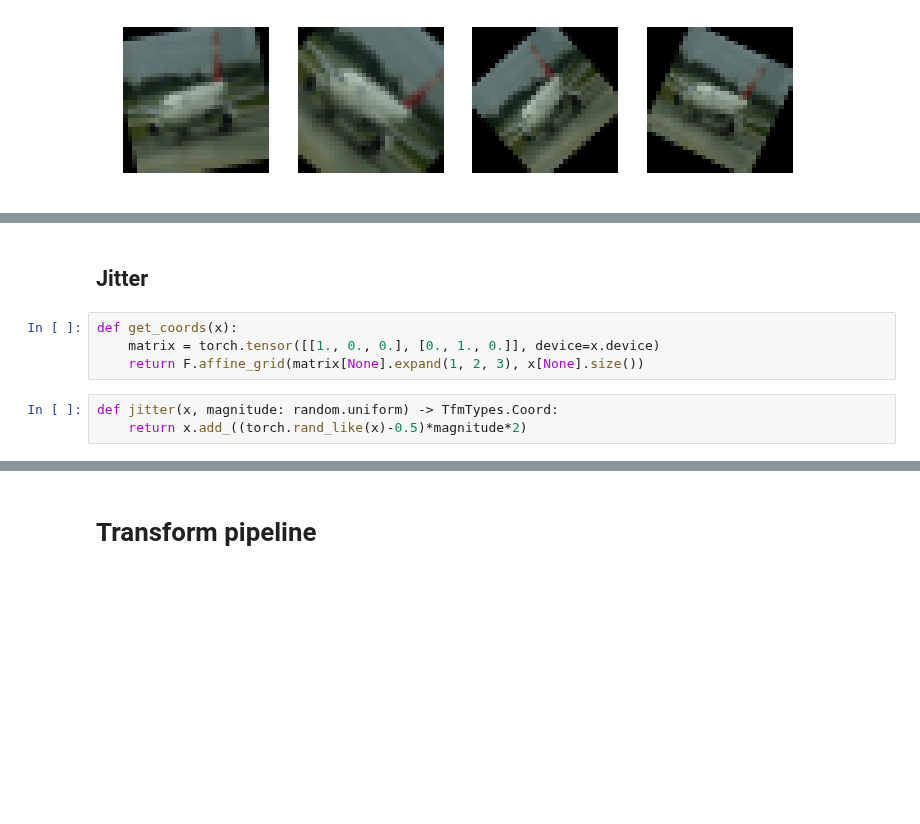
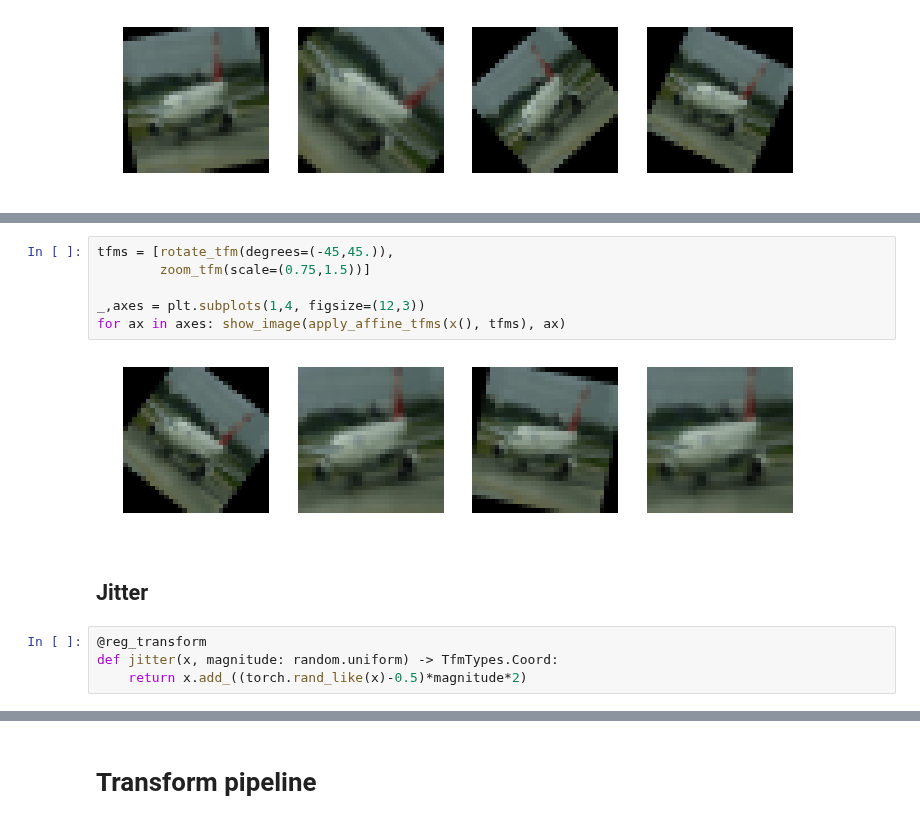
Before and after one commit to fastai/fastai_old, a Jupyter notebook: dev_nb/002_images.ipynb, the cells around one changed output, grey strips where cells are left out. Drawn from its saved outputs; the diff is of its cells as text; blank space fills up the shorter version.

```diff
--- a/dev_nb/002_images.ipynb
+++ b/dev_nb/002_images.ipynb
@@ -422,10 +441,15 @@ for ax in axes: show_image(apply_affine_tfms(x(), tfms), ax)
+# %%
+tfms = [rotate_tfm(degrees=(-45,45.)),
+        zoom_tfm(scale=(0.75,1.5))]
+
+_,axes = plt.subplots(1,4, figsize=(12,3))
+for ax in axes: show_image(apply_affine_tfms(x(), tfms), ax)
+# %% [output]
+[figure, added]
 # %% [markdown]
 ## Jitter
-# %%
-def get_coords(x):
-    matrix = torch.tensor([[1., 0., 0.], [0., 1., 0.]], device=x.device)
-    return F.affine_grid(matrix[None].expand(1, 2, 3), x[None].size())
 # %%
+@reg_transform
 def jitter(x, magnitude: random.uniform) -> TfmTypes.Coord:
     return x.add_((torch.rand_like(x)-0.5)*magnitude*2)
 # %%
```
Also changed, not shown: parts of 8 cells of this notebook.
